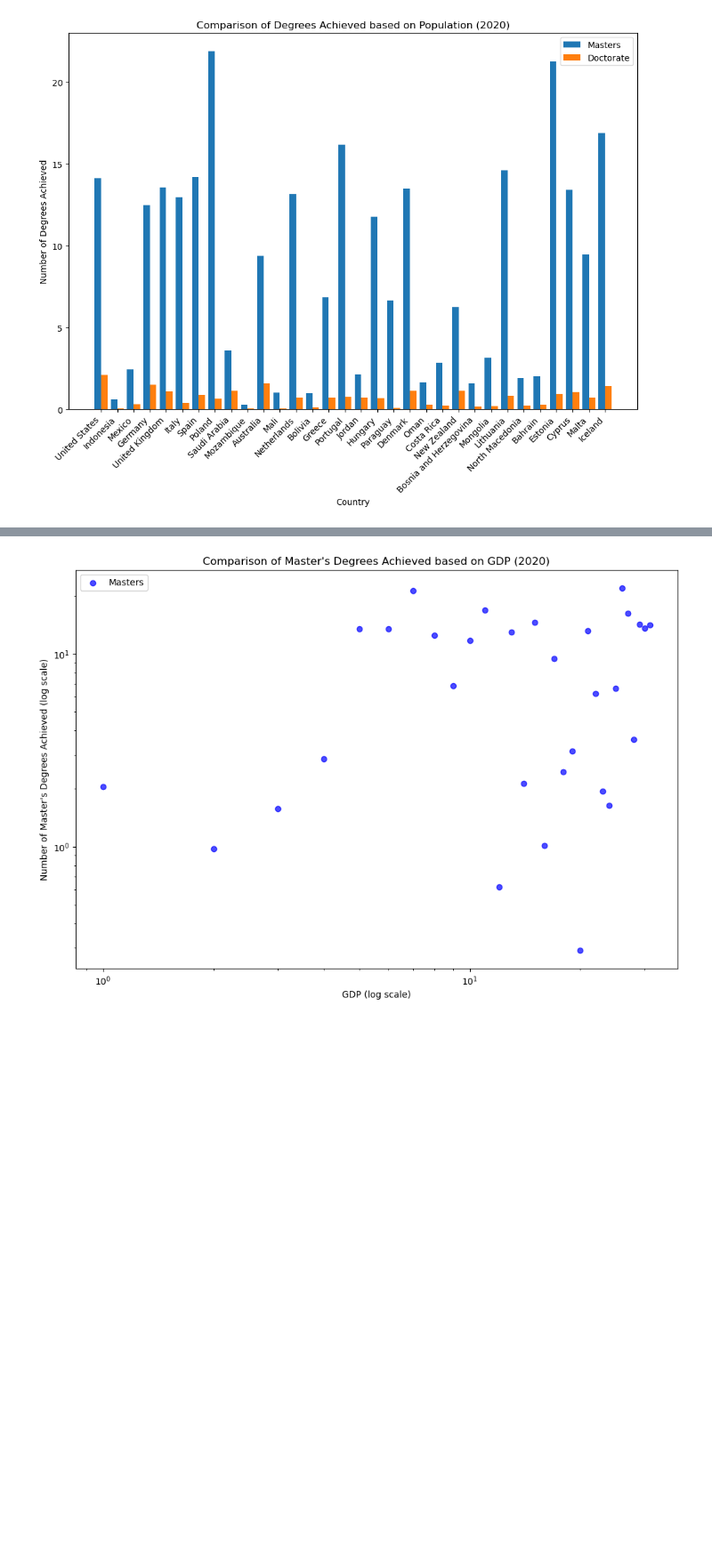
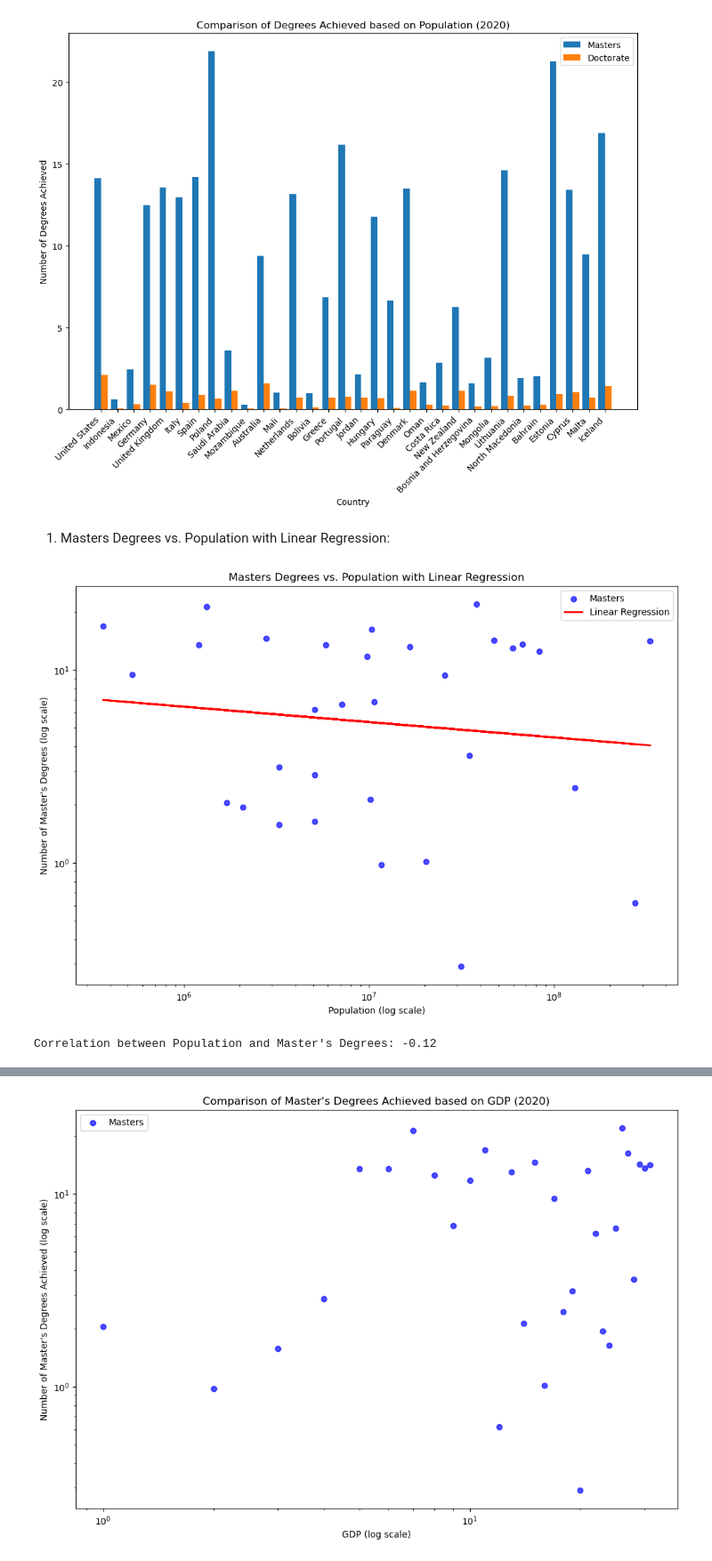
Before and after one commit to BehnooshNasri/project_one, a Jupyter notebook: API Countries Analysis.ipynb, the cells around one changed output, grey strips where cells are left out. Shown at 89% size. Cells and saved outputs as stored; diff of their text form; code cells hidden in the pictures; blank space fills up the shorter version.

```diff
--- a/API Countries Analysis.ipynb
+++ b/API Countries Analysis.ipynb
@@ -92,3 +67,6 @@ print(len(global_df))
+# %%
+# Convert 'GDP' to numeric values due to numerous errors
+global_df['GDP'] = pd.to_numeric(global_df['GDP'], errors='coerce')
 # %%
 # Get the country with the highest number of Masters degrees
 max_masters_country = global_df.loc[global_df['2020 Masters or Equivalent Achieved'].idxmax()]['Country']
@@ -168,3 +146,30 @@ plt.legend()
 plt.show()
 # %% [output]
 [figure]
+# %% [markdown]
+1. Masters Degrees vs. Population with Linear Regression:
+# %%
+# Scatter plot for Masters Degrees vs. Population
+plt.figure(figsize=(12, 8))
+plt.scatter(global_df['Population'], global_df['2020 Masters or Equivalent Achieved'], label='Masters', color='blue', alpha=0.7)
+
+# Linear regression line
+slope, intercept, r_value, p_value, std_err = stats.linregress(np.log(global_df['Population']), np.log(global_df['2020 Masters or Equivalent Achieved']))
+plt.plot(global_df['Population'], np.exp(intercept + slope * np.log(global_df['Population'])), color='red', linewidth=2, label='Linear Regression')
+
+# Log scale for better visualization
+plt.xscale('log')
+plt.yscale('log')
+
+plt.xlabel('Population (log scale)')
+plt.ylabel('Number of Master\'s Degrees (log scale)')
+plt.title('Masters Degrees vs. Population with Linear Regression')
+plt.legend()
+plt.show()
+
+# Correlation coefficient
+correlation_master = r_value
+print(f"Correlation between Population and Master's Degrees: {correlation_master:.2f}")
+# %% [output]
+[figure, added]
+Correlation between Population and Master's Degrees: -0.12
```
Also changed, not shown: parts of 14 cells of this notebook.
